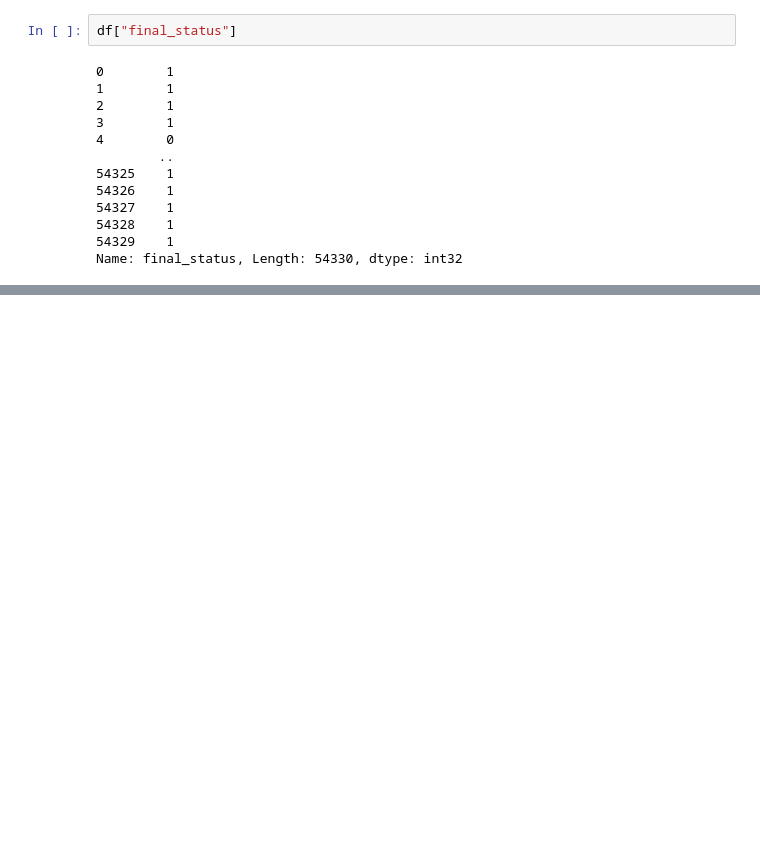
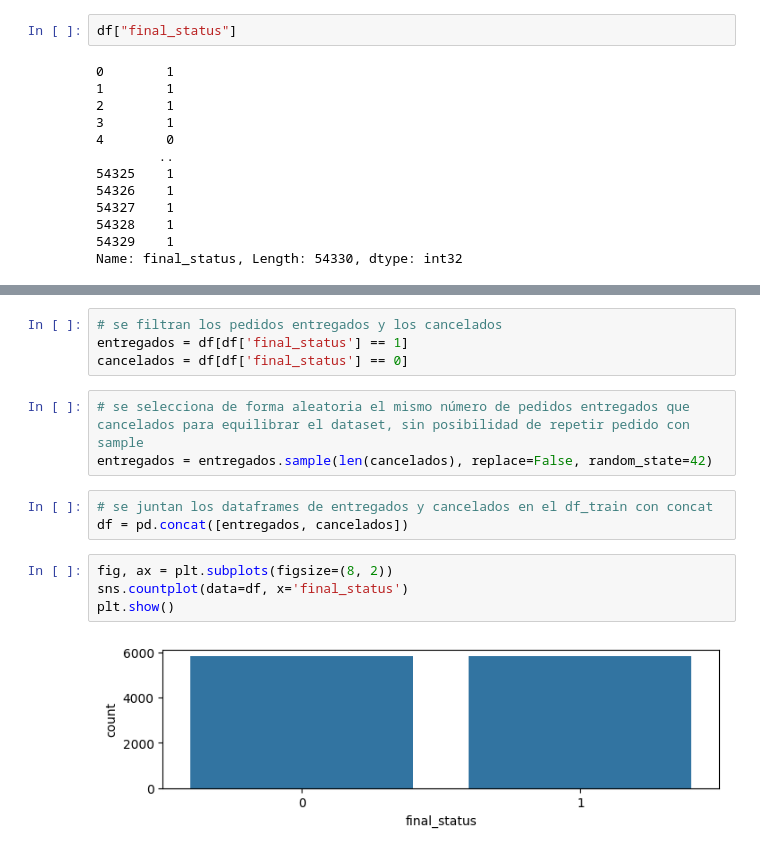
Before and after one commit to Unbiunio/ML_Delivery_Orders, a Jupyter notebook: orders.ipynb, the cells around one changed output, grey strips where cells are left out. Saved outputs shown, nothing was run; the diff lists cells and outputs as text; blank space fills up the shorter version.

```diff
--- a/orders.ipynb
+++ b/orders.ipynb
@@ -206,0 +493,16 @@ Name: final_status, Length: 54330, dtype: int32
+# %%
+# se filtran los pedidos entregados y los cancelados
+entregados = df[df['final_status'] == 1]
+cancelados = df[df['final_status'] == 0]
+# %%
+# se selecciona de forma aleatoria el mismo número de pedidos entregados que cancelados para equilibrar el dataset, sin posibilidad de repetir pedido con sample
+entregados = entregados.sample(len(cancelados), replace=False, random_state=42)
+# %%
+# se juntan los dataframes de entregados y cancelados en el df_train con concat
+df = pd.concat([entregados, cancelados])
+# %%
+fig, ax = plt.subplots(figsize=(8, 2))
+sns.countplot(data=df, x='final_status')
+plt.show()
+# %% [output]
+[figure, added]
```
Also changed, not shown: parts of 71 cells of this notebook.
